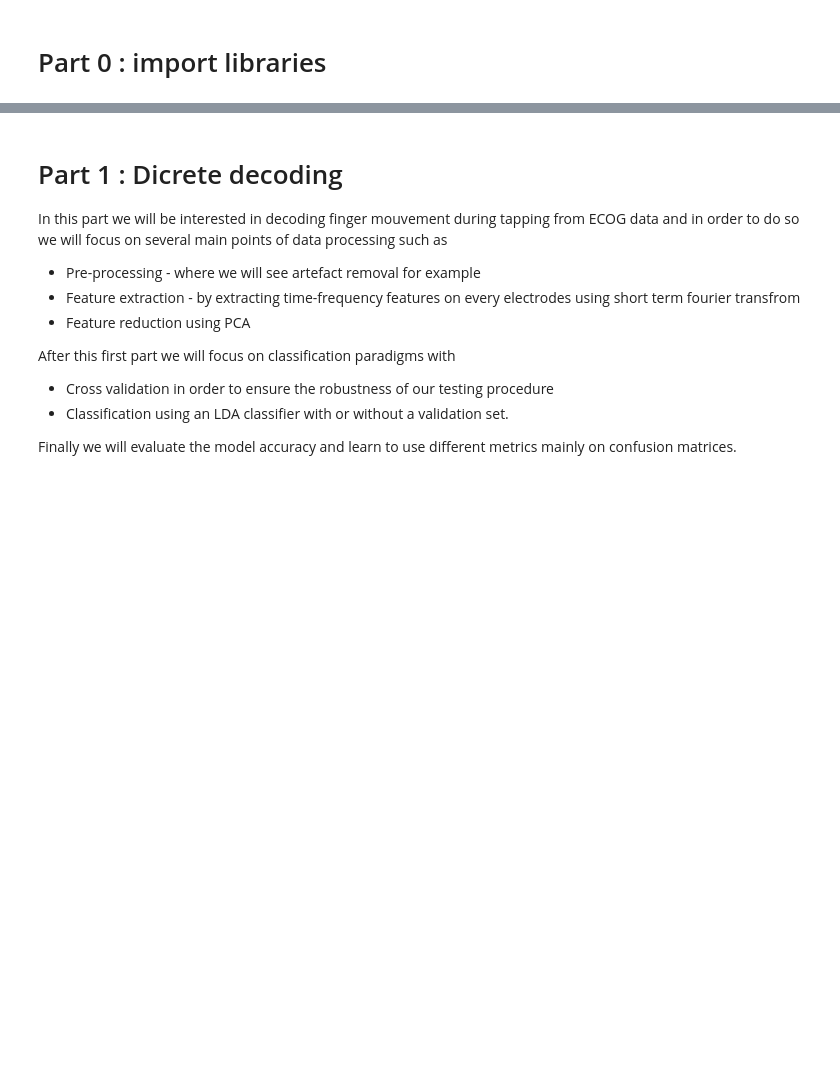
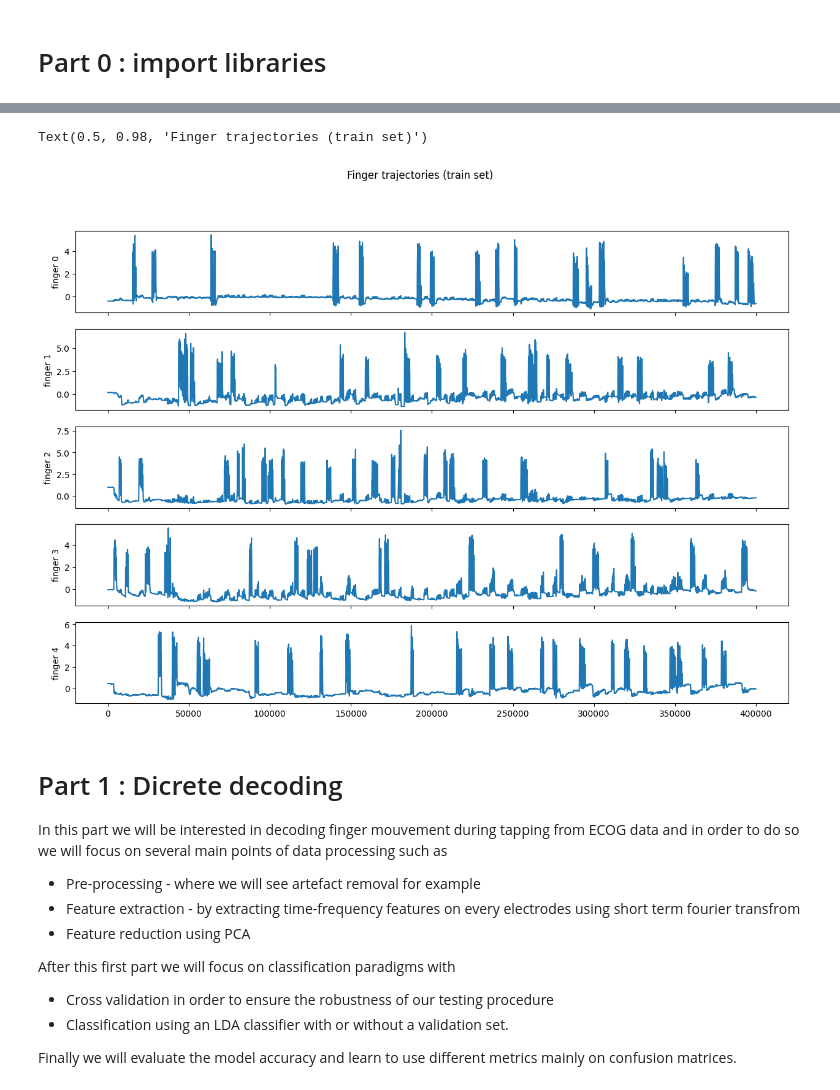
Before and after one commit to gaheldev/tp-decoding, a Jupyter notebook: notebook.ipynb, the cells around one changed output, grey strips where cells are left out. Saved outputs shown, nothing was run; the diff lists cells and outputs as text; code cells hidden in the pictures; blank space fills up the shorter version.

Commit message:
Add module to download and load bci competition IV dataset + basic data exploration

```diff
--- a/notebook.ipynb
+++ b/notebook.ipynb
@@ -22,0 +39,6 @@ from sklearn.metrics import confusion_matrix, ConfusionMatrixDisplay
+# %%
+dataset_path = 'data/bciciv'
+if not tp.dataset_exists(dataset_path):
+    tp.download_dataset(dataset_path)
+else:
+    print(f'dataset already exists in {dataset_path}')
@@ -22,0 +49,3 @@ from sklearn.metrics import confusion_matrix, ConfusionMatrixDisplay
+# %%
+dataset = tp.load_data(dataset_path)
+print(dataset)
@@ -22,0 +67,3 @@ from sklearn.metrics import confusion_matrix, ConfusionMatrixDisplay
+# %%
+subject0 = dataset[0] # first subject in dataset
+print(subject0.train_fingers)
@@ -23,3 +119,17 @@ from sklearn.metrics import confusion_matrix, ConfusionMatrixDisplay
+# %%
+n_fingers = subject0.train_fingers.shape[1]
+
+fig = plt.figure(figsize=(15,10))
+axes = fig.subplots(n_fingers, 1, sharex=True)
+
+for i in range(n_fingers):
+    axes[i].plot(subject0.train_fingers[:,i])
+    axes[i].set_ylabel(f'finger {i}')
+
+fig.suptitle('Finger trajectories (train set)')
+# %% [output]
+Text(0.5, 0.98, 'Finger trajectories (train set)')
+[figure, added]
 # %% [markdown]
 # Part 1 : Dicrete decoding
 
```
Also changed, not shown: parts of 15 cells of this notebook, 5 other files.
